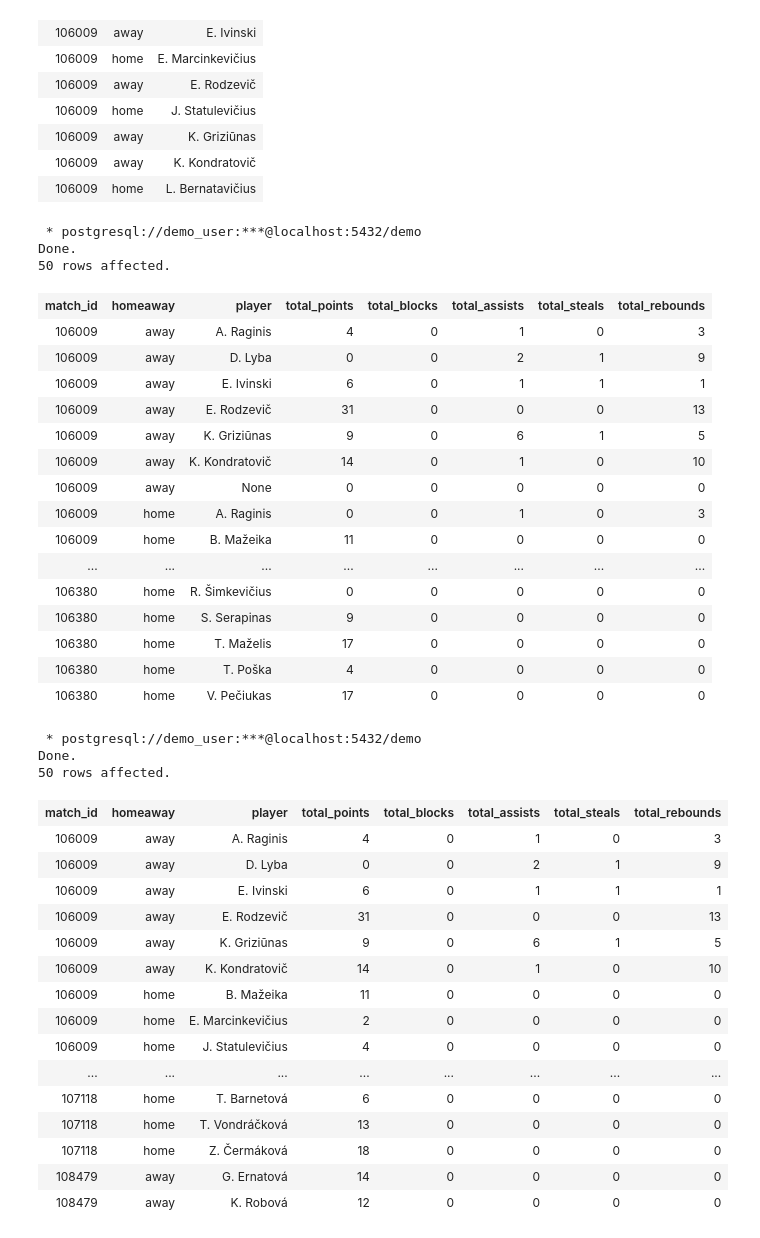
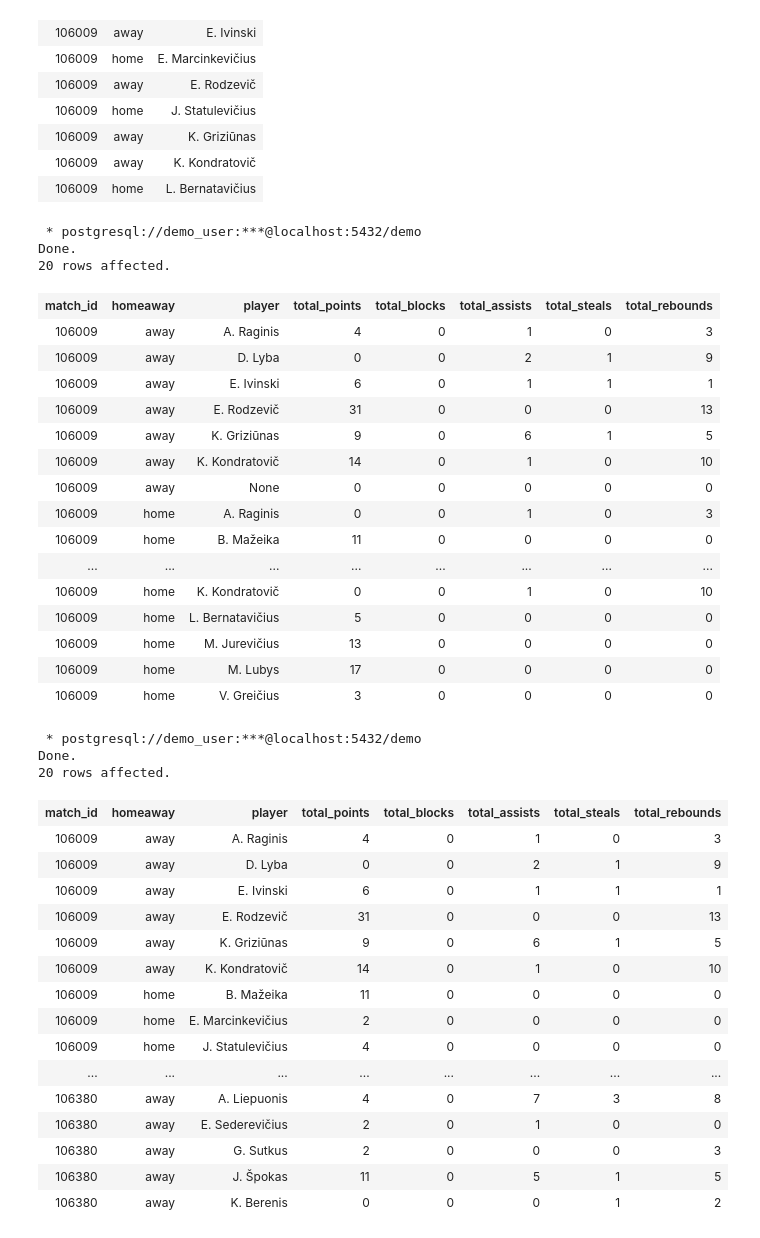
Before and after one commit to insho/fiba-europe-basketball-project, a Jupyter notebook: fiba_europe_sql_demo.ipynb, the cells around one changed output. Cells and saved outputs as stored; diff of their text form; code cells hidden in the pictures.

```diff
--- a/fiba_europe_sql_demo.ipynb
+++ b/fiba_europe_sql_demo.ipynb
@@ -1624,11 +1628,11 @@ group by
 
 SELECT *
 FROM fiba_q3_stats_by_player
-limit 50
+limit 20
 # %% [output]
  * postgresql://demo_user:***@localhost:5432/demo
 Done.
-50 rows affected.
+20 rows affected.
 | match_id | homeaway | player | total_points | total_blocks | total_assists | total_steals | total_rebounds |
 | 106009 | away | A. Raginis | 4 | 0 | 1 | 0 | 3 |
 | 106009 | away | D. Lyba | 0 | 0 | 2 | 1 | 9 |
@@ -1640,11 +1644,11 @@ Done.
 | 106009 | home | A. Raginis | 0 | 0 | 1 | 0 | 3 |
 | 106009 | home | B. Mažeika | 11 | 0 | 0 | 0 | 0 |
 | ... | ... | ... | ... | ... | ... | ... | ... |
-| 106380 | home | R. Šimkevičius | 0 | 0 | 0 | 0 | 0 |
-| 106380 | home | S. Serapinas | 9 | 0 | 0 | 0 | 0 |
-| 106380 | home | T. Maželis | 17 | 0 | 0 | 0 | 0 |
-| 106380 | home | T. Poška | 4 | 0 | 0 | 0 | 0 |
-| 106380 | home | V. Pečiukas | 17 | 0 | 0 | 0 | 0 |
+| 106009 | home | K. Kondratovič | 0 | 0 | 1 | 0 | 10 |
+| 106009 | home | L. Bernatavičius | 5 | 0 | 0 | 0 | 0 |
+| 106009 | home | M. Jurevičius | 13 | 0 | 0 | 0 | 0 |
+| 106009 | home | M. Lubys | 17 | 0 | 0 | 0 | 0 |
+| 106009 | home | V. Greičius | 3 | 0 | 0 | 0 | 0 |
 # %%
 %%sql -- Let's limit our table of player stats to those players with a sufficient number of minutes
 CREATE OR REPLACE VIEW fiba_q3_stats_by_player_with_minutes as
@@ -1707,40 +1711,40 @@ FROM
             1,
             2,
             3 -- having final est. minutes >= 10
         having
             sum(min_played_player_awayteam) - sum(
                 case
                     when minutes_remaining_in_period = 10 then 1
                     else overlapping_periods_player_awayteam
                 end
             ) >= 10
     ) minutes on stats.match_id = minutes.match_id
     and stats.homeaway = minutes.homeaway
     and stats.player = minutes.player;
 
 SELECT *
 FROM fiba_q3_stats_by_player_with_minutes
-limit 50
+limit 20
 # %% [output]
  * postgresql://demo_user:***@localhost:5432/demo
 Done.
-50 rows affected.
+20 rows affected.
 | match_id | homeaway | player | total_points | total_blocks | total_assists | total_steals | total_rebounds |
 | 106009 | away | A. Raginis | 4 | 0 | 1 | 0 | 3 |
 | 106009 | away | D. Lyba | 0 | 0 | 2 | 1 | 9 |
 | 106009 | away | E. Ivinski | 6 | 0 | 1 | 1 | 1 |
 | 106009 | away | E. Rodzevič | 31 | 0 | 0 | 0 | 13 |
 | 106009 | away | K. Griziūnas | 9 | 0 | 6 | 1 | 5 |
 | 106009 | away | K. Kondratovič | 14 | 0 | 1 | 0 | 10 |
 | 106009 | home | B. Mažeika | 11 | 0 | 0 | 0 | 0 |
 | 106009 | home | E. Marcinkevičius | 2 | 0 | 0 | 0 | 0 |
 | 106009 | home | J. Statulevičius | 4 | 0 | 0 | 0 | 0 |
 | ... | ... | ... | ... | ... | ... | ... | ... |
-| 107118 | home | T. Barnetová | 6 | 0 | 0 | 0 | 0 |
-| 107118 | home | T. Vondráčková | 13 | 0 | 0 | 0 | 0 |
-| 107118 | home | Z. Čermáková | 18 | 0 | 0 | 0 | 0 |
-| 108479 | away | G. Ernatová | 14 | 0 | 0 | 0 | 0 |
-| 108479 | away | K. Robová | 12 | 0 | 0 | 0 | 0 |
+| 106380 | away | A. Liepuonis | 4 | 0 | 7 | 3 | 8 |
+| 106380 | away | E. Sederevičius | 2 | 0 | 1 | 0 | 0 |
+| 106380 | away | G. Sutkus | 2 | 0 | 0 | 0 | 3 |
+| 106380 | away | J. Špokas | 11 | 0 | 5 | 1 | 5 |
+| 106380 | away | K. Berenis | 0 | 0 | 0 | 1 | 2 |
 # %%
 %%sql
 /**
```
Also changed, not shown: parts of 19 cells of this notebook.
